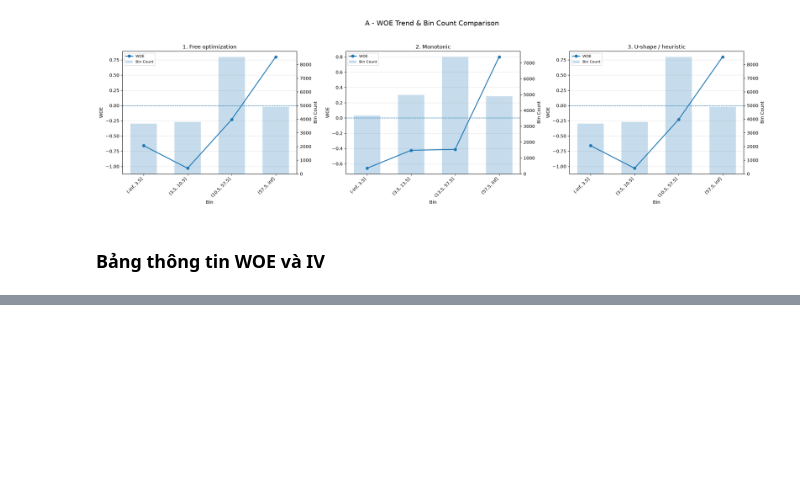
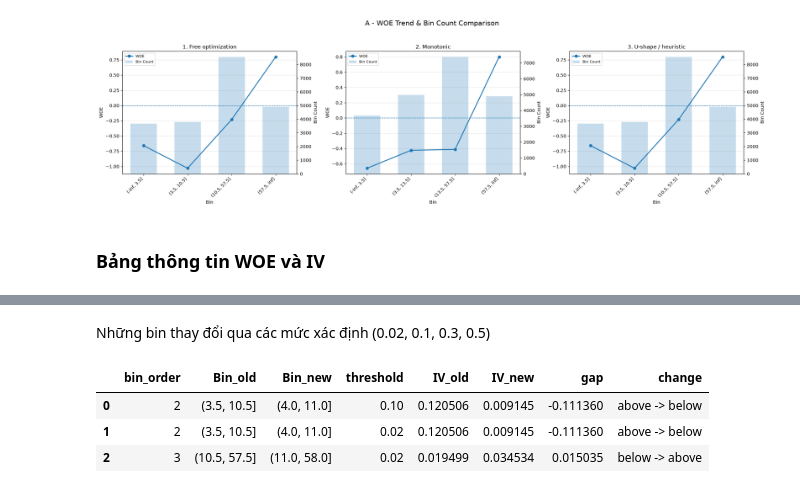
Before and after one commit to locluclak/AutoBinning_based_WOE_IV, a Jupyter notebook: autobinning_ver2.ipynb, the cells around one changed output, grey strips where cells are left out. Saved outputs shown, nothing was run; the diff lists cells and outputs as text; code cells hidden in the pictures; blank space fills up the shorter version.

```diff
--- a/autobinning_ver2.ipynb
+++ b/autobinning_ver2.ipynb
@@ -432,0 +696,5 @@ plt.show()
+# %%
+comparison = compare_woe_tables(
+    woe_tables[chosen_option],
+    edited_woe_df
+)
@@ -432,0 +744,9 @@ plt.show()
+# %% [markdown]
+Những bin thay đổi qua các mức xác định (0.02, 0.1, 0.3, 0.5)
+# %%
+comparison['threshold_changes']
+# %% [output]
+|  | bin_order | Bin_old | Bin_new | threshold | IV_old | IV_new | gap | change |
+| 0 | 2 | (3.5, 10.5] | (4.0, 11.0] | 0.10 | 0.120506 | 0.009145 | -0.111360 | above -> below |
+| 1 | 2 | (3.5, 10.5] | (4.0, 11.0] | 0.02 | 0.120506 | 0.009145 | -0.111360 | above -> below |
+| 2 | 3 | (10.5, 57.5] | (11.0, 58.0] | 0.02 | 0.019499 | 0.034534 | 0.015035 | below -> above |
```
Also changed, not shown: parts of 30 cells of this notebook.
